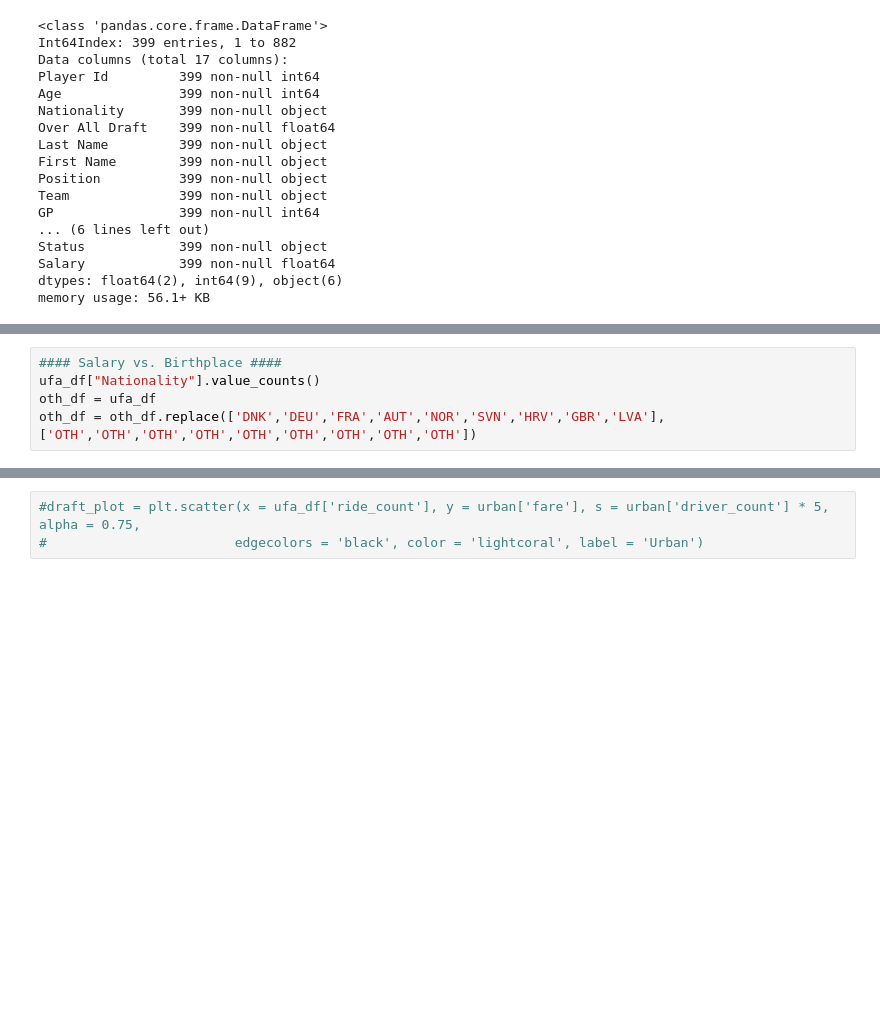
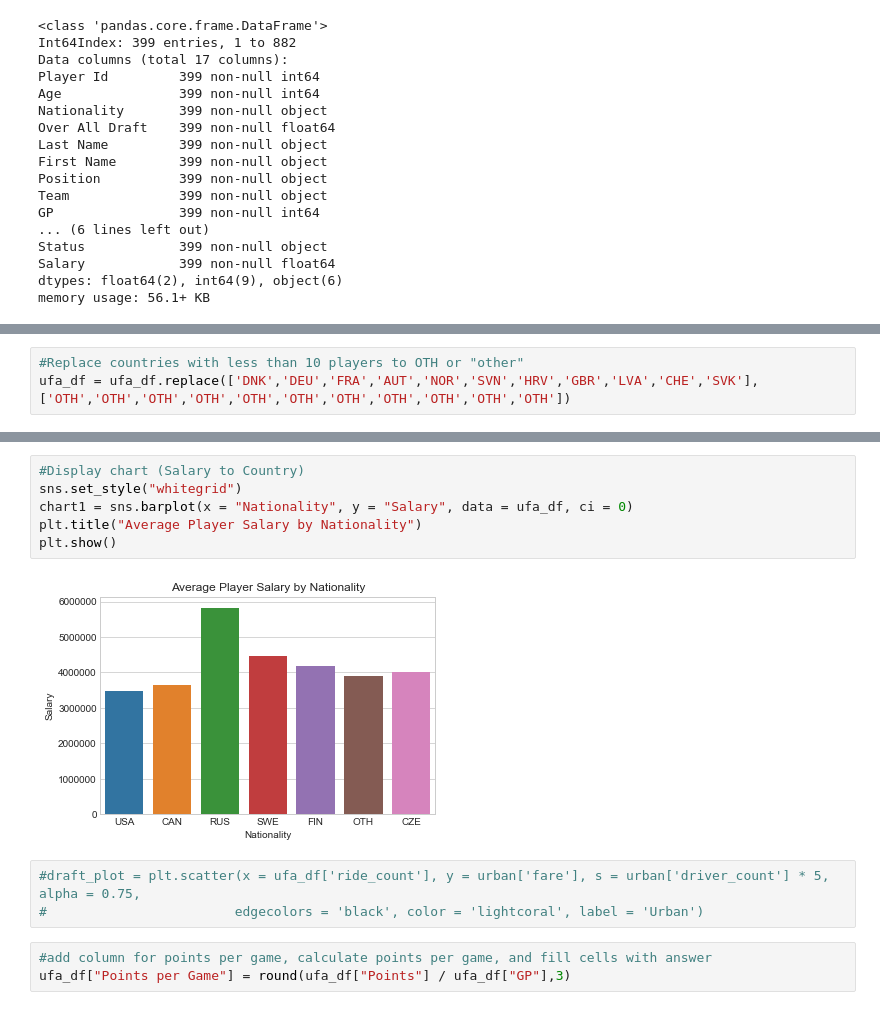
Before and after one commit to cjgargano/UCI-Project-01, a Jupyter notebook: project_nhl_salaries.ipynb, the cells around one changed output, grey strips where cells are left out. Drawn from its saved outputs; the diff is of its cells as text; blank space fills up the shorter version.

```diff
--- a/project_nhl_salaries.ipynb
+++ b/project_nhl_salaries.ipynb
@@ -43,5 +71,3 @@ memory usage: 56.1+ KB
 # %%
-#### Salary vs. Birthplace ####
-ufa_df["Nationality"].value_counts()
-oth_df = ufa_df
-oth_df = oth_df.replace(['DNK','DEU','FRA','AUT','NOR','SVN','HRV','GBR','LVA'],['OTH','OTH','OTH','OTH','OTH','OTH','OTH','OTH','OTH'])
+#Replace countries with less than 10 players to OTH or "other"
+ufa_df = ufa_df.replace(['DNK','DEU','FRA','AUT','NOR','SVN','HRV','GBR','LVA','CHE','SVK'],['OTH','OTH','OTH','OTH','OTH','OTH','OTH','OTH','OTH','OTH','OTH'])
@@ -84,3 +83,14 @@ plt.show()
+# %%
+#Display chart (Salary to Country)
+sns.set_style("whitegrid")
+chart1 = sns.barplot(x = "Nationality", y = "Salary", data = ufa_df, ci = 0)
+plt.title("Average Player Salary by Nationality")
+plt.show()
+# %% [output]
+[figure, added]
 # %%
 #draft_plot = plt.scatter(x = ufa_df['ride_count'], y = urban['fare'], s = urban['driver_count'] * 5, alpha = 0.75,
 #                        edgecolors = 'black', color = 'lightcoral', label = 'Urban')
+# %%
+#add column for points per game, calculate points per game, and fill cells with answer
+ufa_df["Points per Game"] = round(ufa_df["Points"] / ufa_df["GP"],3)
```
Also changed, not shown: parts of 20 cells of this notebook.
